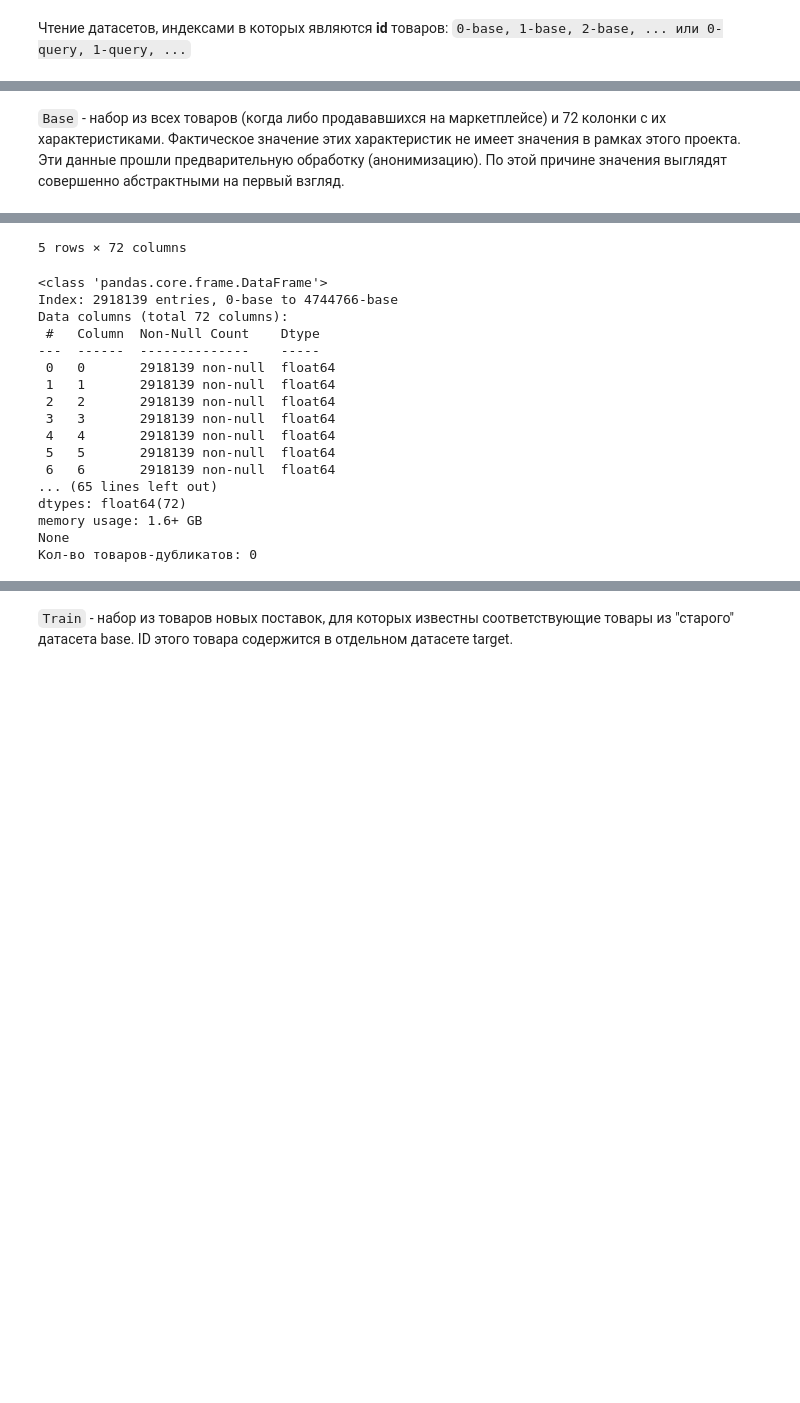
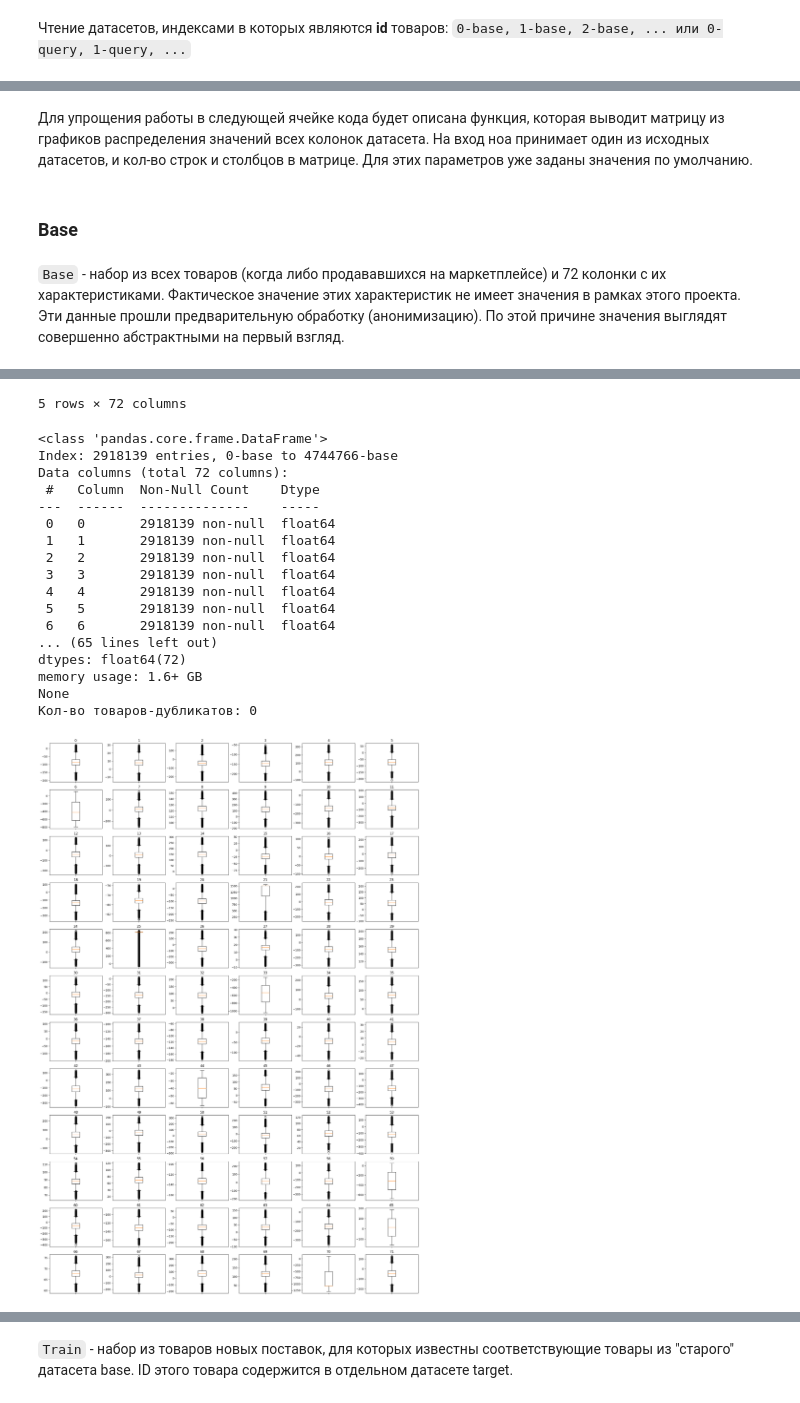
Before and after one commit to Danspers/Matching, a Jupyter notebook: Matching.ipynb, the cells around one changed output, grey strips where cells are left out. Cells and saved outputs as stored; diff of their text form; code cells hidden in the pictures; blank space fills up the shorter version.

Commit message:
add "show_graph_matrix" function

```diff
--- a/Matching.ipynb
+++ b/Matching.ipynb
@@ -57,33 +60,54 @@ df_valid_ans = pd.read_csv('datasets/validation_answer.csv', index_col=0)
 ## Анализ данных
+# %% [markdown]
+Для упрощения работы в следующей ячейке кода будет описана функция, которая выводит матрицу из графиков распределения значений всех колонок датасета. На вход ноа принимает один из исходных датасетов, и кол-во строк и столбцов в матрице. Для этих параметров уже заданы значения по умолчанию.
+# %%
+# Функция построения графиков распределения значений в колонках датасета
+
+def show_graph_matrix(dataframe, rows=12, columns=6):
+    fig, axs = plt.subplots(rows, columns, figsize=(columns*4, rows*3))
+    #fig.suptitle('Распределения значений в колонках.') # при использовании функции, на фигуре появляется огромный пробел между заголовком и графиками
+
+    jx = 0 # накопитель
+    for i in range(rows):
+        for j in range(columns):
+            axs[i, j].boxplot(dataframe[str(i + j + jx)])
+            axs[i, j].set_title(str(i + j + jx))
+            axs[i, j].set_xticks([1], labels='')
+        jx += 5
+    plt.show()
+# %% [markdown]
+### Base
 # %% [markdown]
 `Base` - набор из всех товаров (когда либо продававшихся на маркетплейсе) и 72 колонки с их характеристиками. Фактическое значение этих характеристик не имеет значения в рамках этого проекта. Эти данные прошли предварительную обработку (анонимизацию). По этой причине значения выглядят совершенно абстрактными на первый взгляд.
 # %%
 display(df_base.head())
 print(df_base.info(verbose=True, show_counts=True))
 print('Кол-во товаров-дубликатов:', df_base.duplicated().sum())
+show_graph_matrix(df_base)
 # %% [output]
 |  | 0 | 1 | 2 | 3 | 4 | 5 | 6 | 7 | 8 | 9 | ... | ... |
 | Id |  |  |  |  |  |  |  |  |  |  |  | ... |
 | 0-base | -115.083890 | 11.152912 | -64.426760 | -118.88089 | 216.482440 | -104.698060 | -469.070588 | 44.348083 | 120.915344 | 181.449700 | ... | ... |
 | 1-base | -34.562202 | 13.332763 | -69.787610 | -166.53348 | 57.680607 | -86.098370 | -85.076666 | -35.637436 | 119.718636 | 195.234190 | ... | ... |
 | 2-base | -54.233746 | 6.379371 | -29.210136 | -133.41383 | 150.895830 | -99.435326 | 52.554795 | 62.381706 | 128.951450 | 164.381470 | ... | ... |
 | 3-base | -87.520130 | 4.037884 | -87.803030 | -185.06763 | 76.369540 | -58.985165 | -383.182845 | -33.611237 | 122.031910 | 136.233580 | ... | ... |
 | 4-base | -72.743850 | 6.522049 | 43.671265 | -140.60803 | 5.820023 | -112.074080 | -397.711282 | 45.182500 | 122.167180 | 112.119064 | ... | ... |
 5 rows × 72 columns
 <class 'pandas.core.frame.DataFrame'>
 Index: 2918139 entries, 0-base to 4744766-base
 Data columns (total 72 columns):
  #   Column  Non-Null Count    Dtype
 ---  ------  --------------    -----
  0   0       2918139 non-null  float64
  1   1       2918139 non-null  float64
  2   2       2918139 non-null  float64
  3   3       2918139 non-null  float64
  4   4       2918139 non-null  float64
  5   5       2918139 non-null  float64
  6   6       2918139 non-null  float64
 ... (65 lines left out)
 dtypes: float64(72)
 memory usage: 1.6+ GB
 None
 Кол-во товаров-дубликатов: 0
+[figure, added]
```
Also changed, not shown: parts of 9 cells of this notebook.
